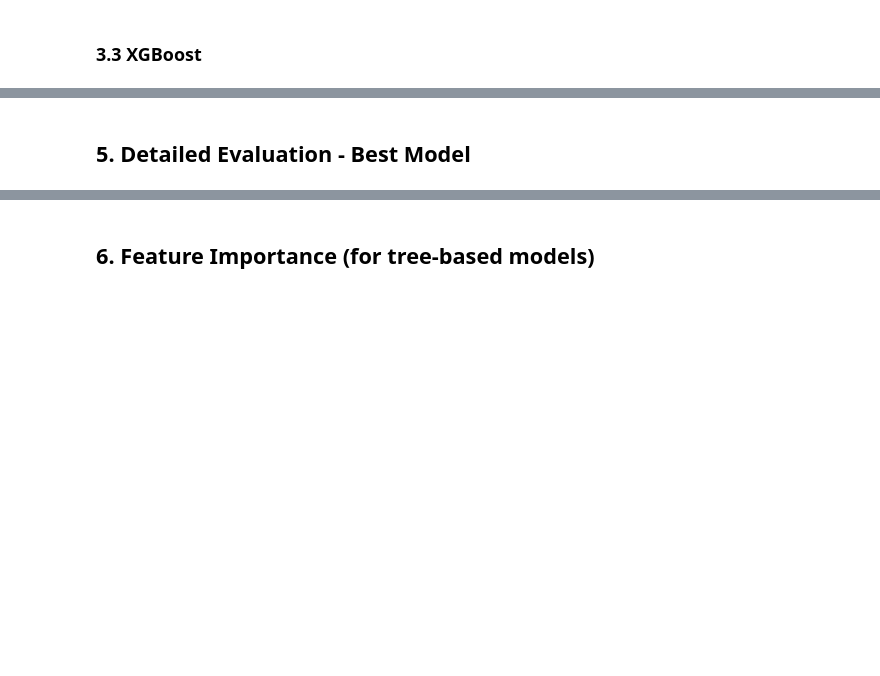
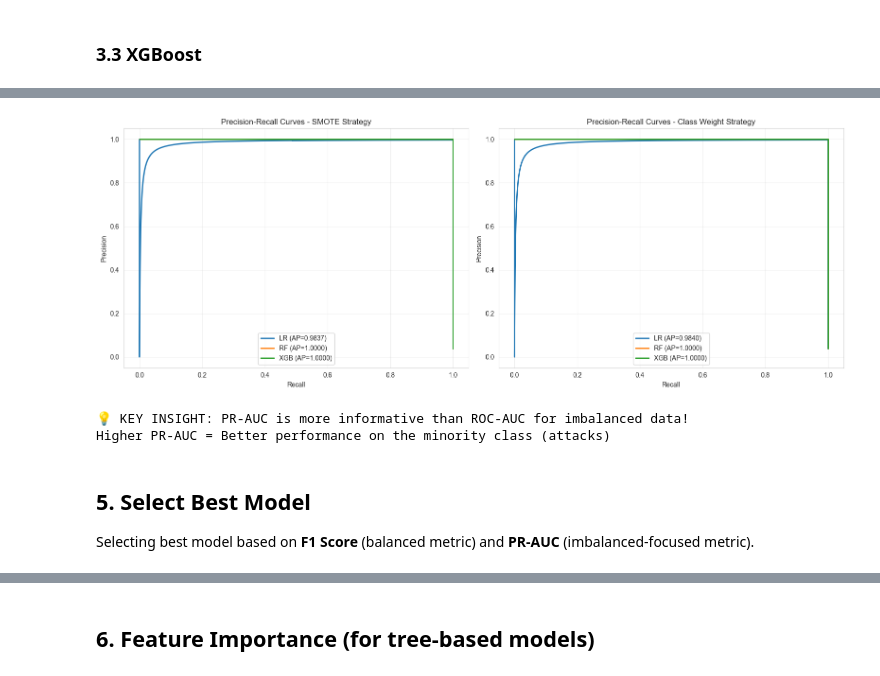
Before and after one commit to matthewweaver/nidstream, a Jupyter notebook: notebooks/03_model_training.ipynb, the cells around one changed output, grey strips where cells are left out. Cells and saved outputs as stored; diff of their text form; code cells hidden in the pictures; blank space fills up the shorter version.

```diff
--- a/notebooks/03_model_training.ipynb
+++ b/notebooks/03_model_training.ipynb
@@ -294,3 +509,53 @@ plt.show()
+# %%
+# Precision-Recall Curves Comparison
+fig, axes = plt.subplots(1, 2, figsize=(16, 6))
+
+# Plot PR curves for SMOTE models
+ax = axes[0]
+for model_name in ['LR_SMOTE', 'RF_SMOTE', 'XGB_SMOTE']:
+    model = models[model_name]
+    y_pred_proba = model.predict_proba(X_test)[:, 1]
+    precision, recall, _ = precision_recall_curve(y_test, y_pred_proba)
+    pr_auc = average_precision_score(y_test, y_pred_proba)
+
+    label = model_name.replace('_SMOTE', '')
+    ax.plot(recall, precision, linewidth=2, label=f'{label} (AP={pr_auc:.4f})')
+
+ax.set_xlabel('Recall')
+ax.set_ylabel('Precision')
+ax.set_title('Precision-Recall Curves - SMOTE Strategy')
+ax.legend()
+ax.grid(alpha=0.3)
+
+# Plot PR curves for Weighted models
+ax = axes[1]
+for model_name in ['LR_Weighted', 'RF_Weighted', 'XGB_Weighted']:
+    model = models[model_name]
+    y_pred_proba = model.predict_proba(X_test)[:, 1]
+    precision, recall, _ = precision_recall_curve(y_test, y_pred_proba)
+    pr_auc = average_precision_score(y_test, y_pred_proba)
+
+    label = model_name.replace('_Weighted', '')
+    ax.plot(recall, precision, linewidth=2, label=f'{label} (AP={pr_auc:.4f})')
+
+ax.set_xlabel('Recall')
+ax.set_ylabel('Precision')
+ax.set_title('Precision-Recall Curves - Class Weight Strategy')
+ax.legend()
+ax.grid(alpha=0.3)
+
+plt.tight_layout()
+plt.savefig(project_root / 'models' / 'pr_curves_comparison.png', dpi=300, bbox_inches='tight')
+plt.show()
+
+print("\n💡 KEY INSIGHT: PR-AUC is more informative than ROC-AUC for imbalanced data!")
+print("Higher PR-AUC = Better performance on the minority class (attacks)")
+# %% [output]
+[figure, added]
+💡 KEY INSIGHT: PR-AUC is more informative than ROC-AUC for imbalanced data!
+Higher PR-AUC = Better performance on the minority class (attacks)
 # %% [markdown]
-## 5. Detailed Evaluation - Best Model
+## 5. Select Best Model
+
+Selecting best model based on **F1 Score** (balanced metric) and **PR-AUC** (imbalanced-focused metric).
 # %%
```
Also changed, not shown: parts of 22 cells of this notebook, 3 other files.
